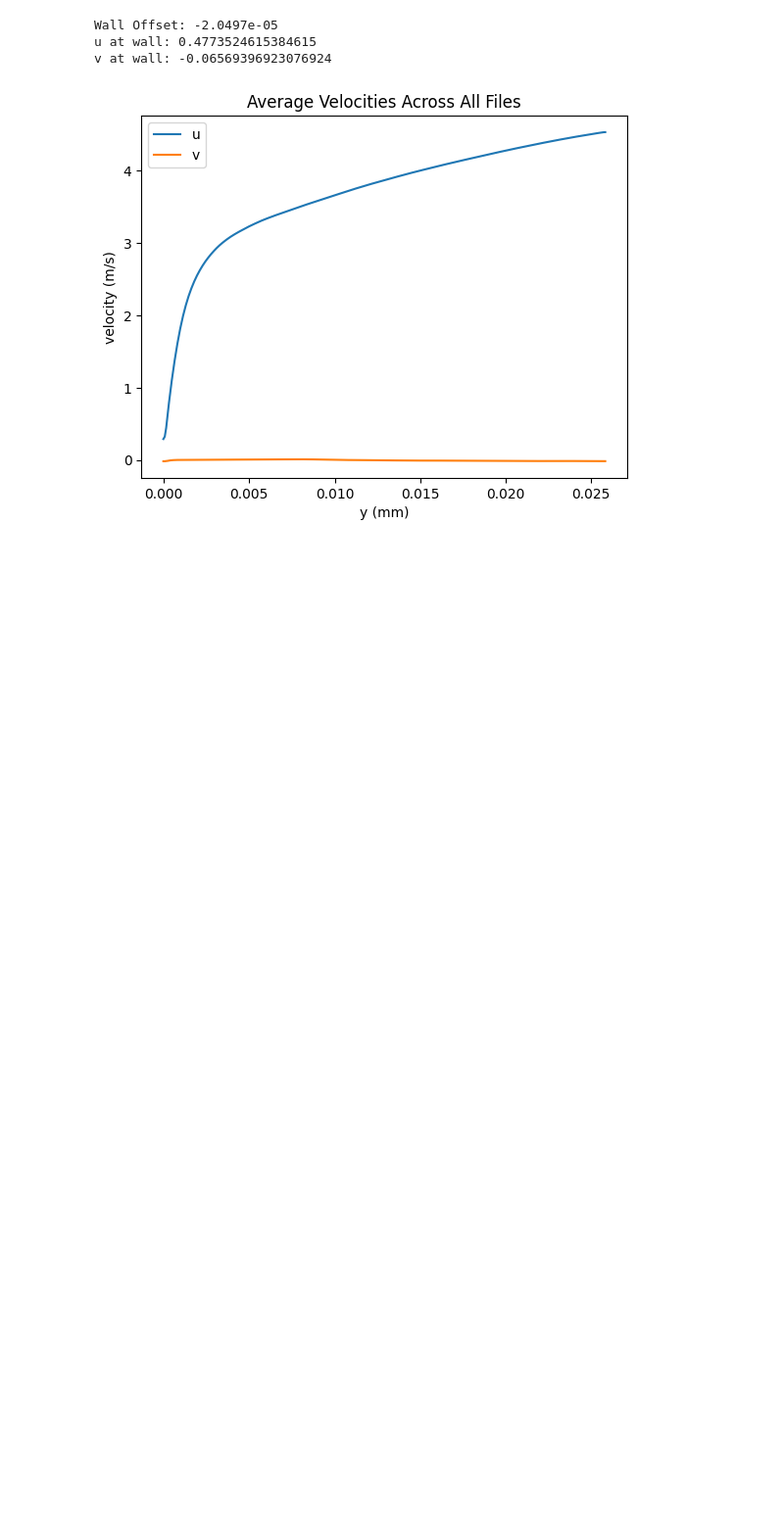
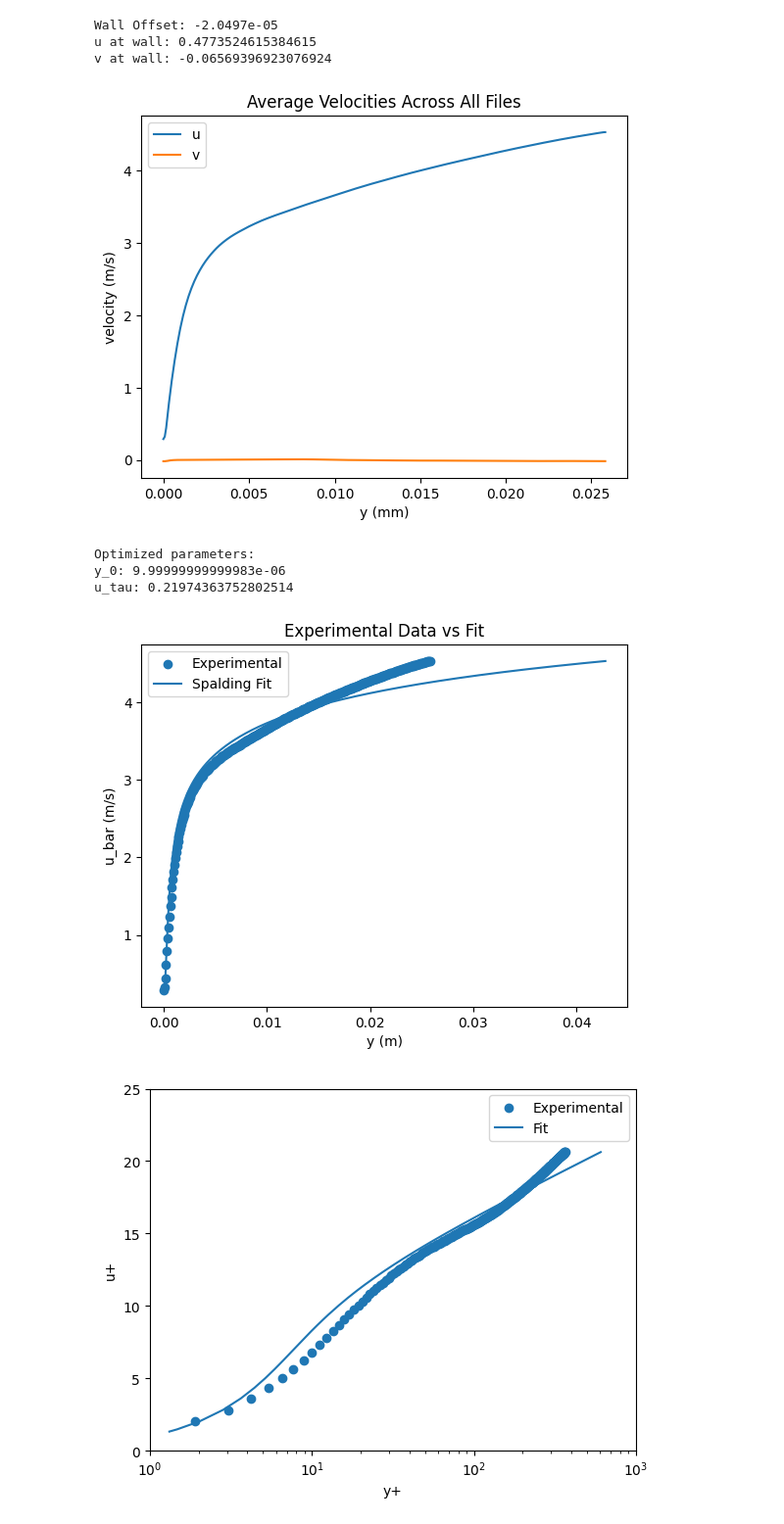
Before and after one commit to Jagardiner97/Boundary-Layers, a Jupyter notebook: Boundary Layers/BL Final Project/turbulent-characterization.ipynb, the cells around one changed output. Shown: that part at 98% size. Drawn from its saved outputs; the diff is of its cells as text; code cells hidden in the pictures; blank space fills up the shorter version.

Commit message:
added Spalding fit code, still need to tune a little bit with wake location

```diff
--- a/Boundary Layers/BL Final Project/turbulent-characterization.ipynb
+++ b/Boundary Layers/BL Final Project/turbulent-characterization.ipynb
@@ -200,8 +201,59 @@ plt.title("Average Velocities Across All Files")
 plt.show()
 # %% [output]
 [figure]
+# %%
+# Define Spalding equation and set variables
+kappa = 0.41
+B = 5.0
+nu = 15.52e-6
+def spalding_equation(u_bar, y_0, u_tau):
+    return nu * (u_bar / (u_tau**2) + np.exp(-kappa * B) / u_tau * (np.exp(kappa * u_bar / u_tau) - 1 - kappa * u_bar / u_tau - kappa**2 * u_bar**2 / (2 * u_tau**2) - kappa**3 * u_bar**3 / (6 * u_tau**3))) + y_0
 # %%
 # Use the Spalding profile to get u_tau
-kappa = 0.41
-B = 5.0
-nu = 15.52e-6
+initial_guesses = [0, 0.5] #y_0 and u_tau
+wake = 200
+popt, pcov = curve_fit(spalding_equation, u_average[0:wake], y[0:wake], p0=initial_guesses, bounds=([-1e-5, 0], [1e-5, np.inf]), method='trf')
+y_0_opt, u_tau_opt = popt
+
+# Print the optimized parameters
+print("Optimized parameters:")
+print("y_0:", y_0_opt)
+print("u_tau:", u_tau_opt)
+
+# Plot the data vs the fit
+y_fit = []
+for u in u_average:
+    y_fit.append(spalding_equation(u, y_0_opt, u_tau_opt))
+plt.scatter(y, u_average, label="Experimental")
+plt.plot(y_fit, u_average, label="Spalding Fit")
+plt.ylabel("u_bar (m/s)")
+plt.xlabel("y (m)")
+plt.title("Experimental Data vs Fit")
+plt.legend()
+plt.show()
+
+# Convert to y+ and u+ and plot the experimental data vs the fit
+y_plus = []
+y_plus_fit = []
+u_plus = []
+for y_val in y:
+    y_plus.append((y_val - y_0_opt) * u_tau_opt / nu)
+for y_fit_val in y_fit:
+    y_plus_fit.append((y_fit_val - y_0_opt) * u_tau_opt / nu)
+for u_val in u_average:
+    u_plus.append(u_val / u_tau_opt)
+plt.scatter(y_plus, u_plus, label="Experimental")
+plt.plot(y_plus_fit, u_plus, label="Fit")
+plt.xlabel("y+")
+plt.ylabel("u+")
+plt.legend()
+plt.xscale("log")
+plt.ylim([0, 25])
+plt.xlim([1, 1000])
+plt.show()
+# %% [output]
+Optimized parameters:
+y_0: 9.99999999999983e-06
+u_tau: 0.21974363752802514
+[figure, added]
+[figure, added]
```
Also changed, not shown: parts of 2 cells of this notebook.
